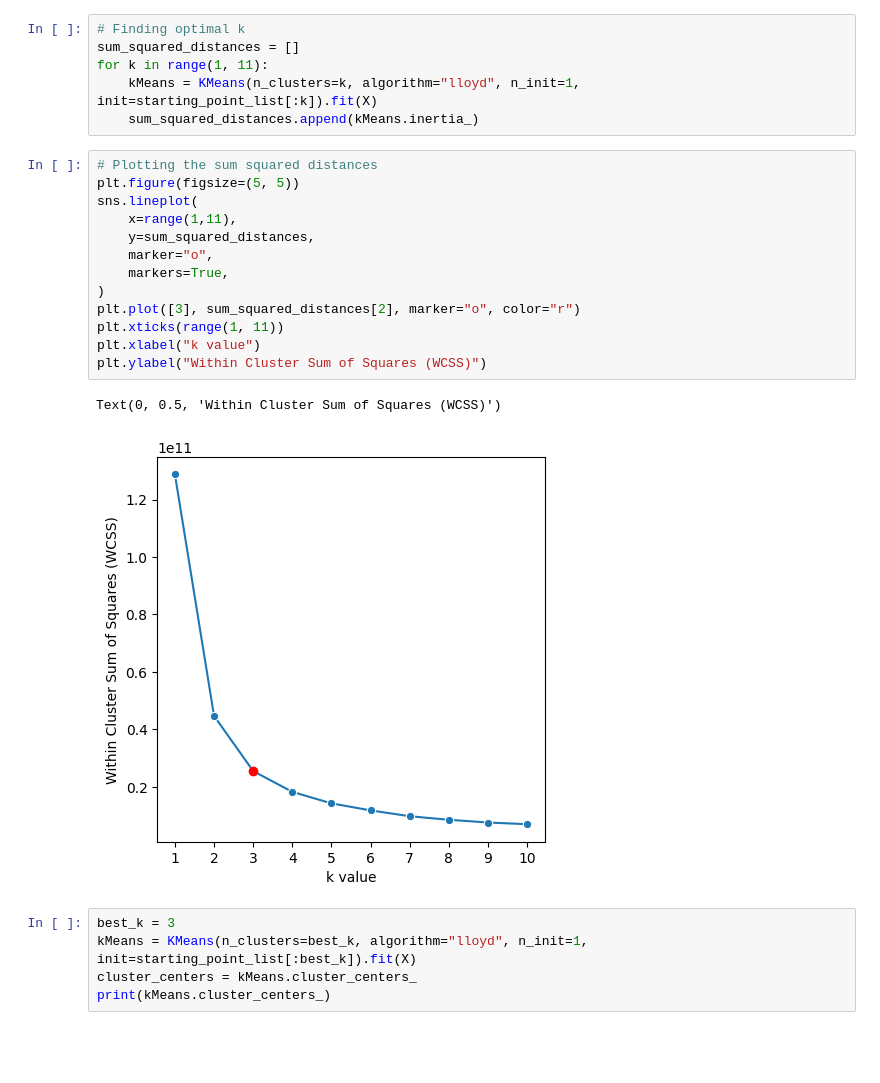
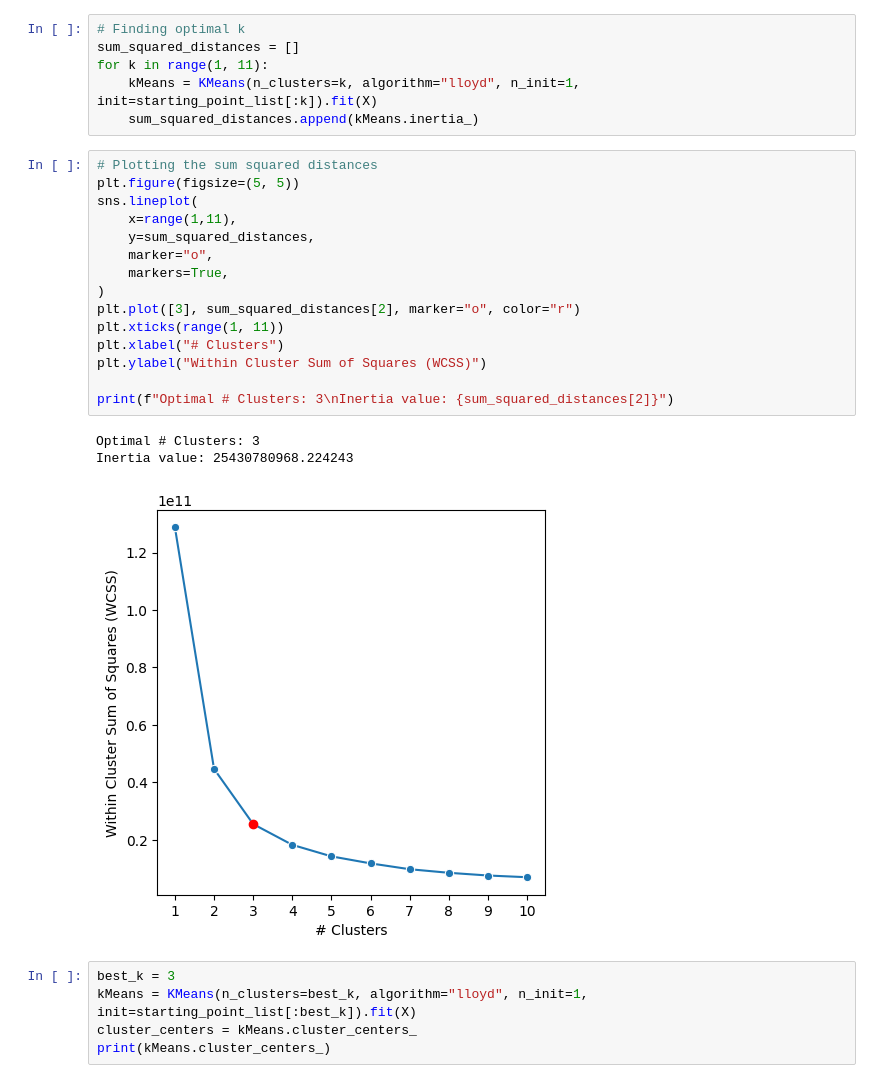
Before and after one commit to Cyrkryta/UCPH-ITDS-Assignments, a Jupyter notebook: Assignment-3/assignment3.ipynb, the cells around one changed output. Saved outputs shown, nothing was run; the diff lists cells and outputs as text; blank space fills up the shorter version.

```diff
--- a/Assignment-3/assignment3.ipynb
+++ b/Assignment-3/assignment3.ipynb
@@ -187,19 +189,22 @@ for k in range(1, 11):
 # %%
 # Plotting the sum squared distances
 plt.figure(figsize=(5, 5))
 sns.lineplot(
     x=range(1,11),
     y=sum_squared_distances,
     marker="o",
     markers=True,
 )
 plt.plot([3], sum_squared_distances[2], marker="o", color="r")
 plt.xticks(range(1, 11))
-plt.xlabel("k value")
+plt.xlabel("# Clusters")
 plt.ylabel("Within Cluster Sum of Squares (WCSS)")
+
+print(f"Optimal # Clusters: 3\nInertia value: {sum_squared_distances[2]}")
 # %% [output]
-Text(0, 0.5, 'Within Cluster Sum of Squares (WCSS)')
+Optimal # Clusters: 3
+Inertia value: 25430780968.224243
-[figure, old version]
+[figure, new version]
 # %%
 best_k = 3
 kMeans = KMeans(n_clusters=best_k, algorithm="lloyd", n_init=1, init=starting_point_list[:best_k]).fit(X)
```
Also changed, not shown: parts of 6 cells of this notebook, 2 other files.
